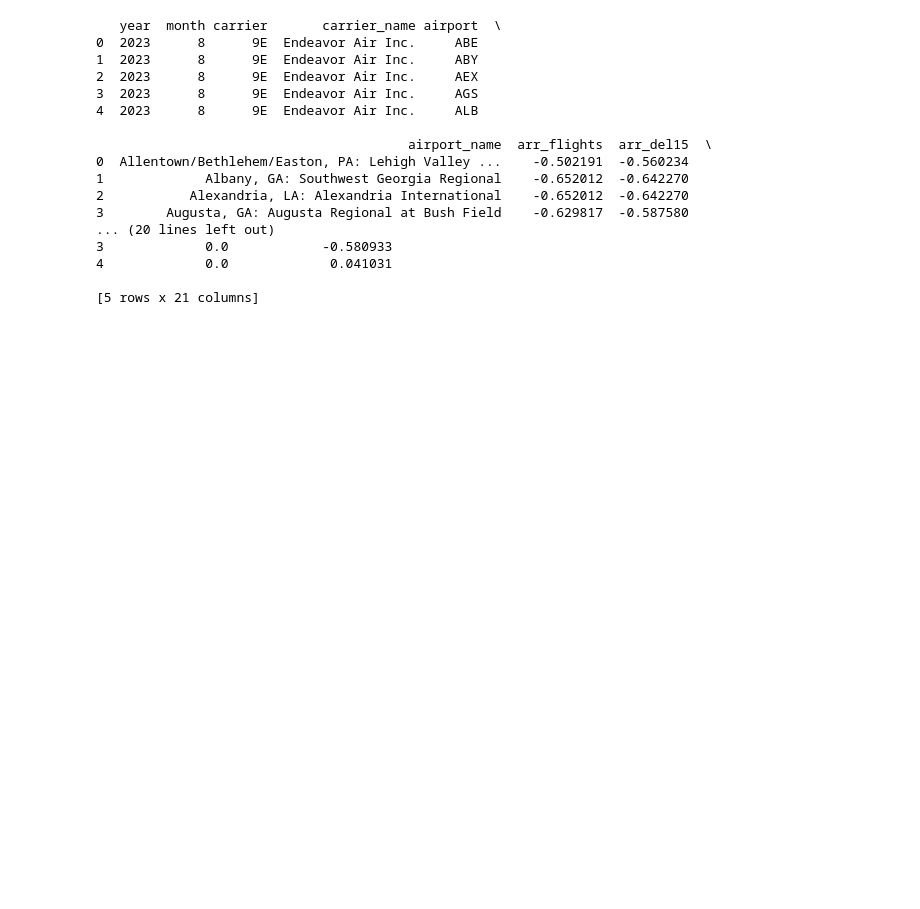
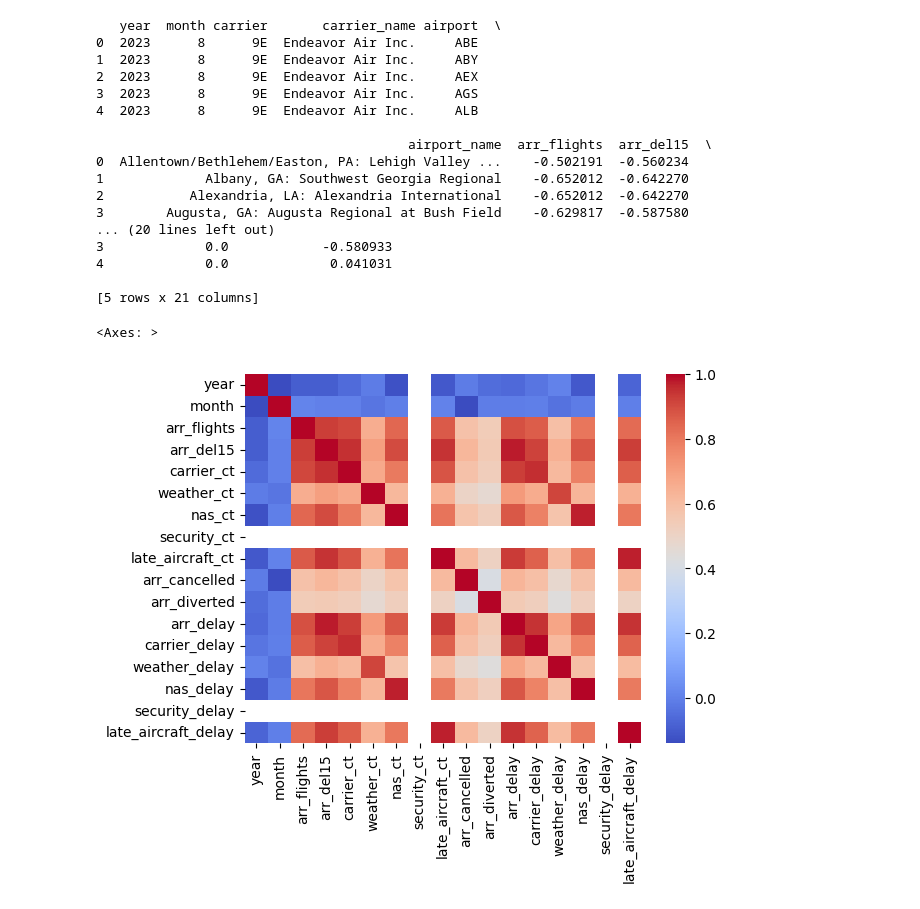
Before and after one commit to CresthaRaman/Flight-Delay, a Jupyter notebook: Pipeline.ipynb, the cells around one changed output. Saved outputs shown, nothing was run; the diff lists cells and outputs as text; code cells hidden in the pictures; blank space fills up the shorter version.

```diff
--- a/Pipeline.ipynb
+++ b/Pipeline.ipynb
@@ -212,3 +212,10 @@ print(scaled_df.head())
 4             0.0             0.041031
 
 [5 rows x 21 columns]
+# %%
+#Creating a correlation matrxi
+numeric_df = scaled_df.select_dtypes(include=['int64', 'float64'])
+sns.heatmap(numeric_df.corr(), annot=False, cmap='coolwarm', fmt=".2f")
+# %% [output]
+<Axes: >
+[figure, added]
```
Also changed, not shown: parts of 5 cells of this notebook, 1 other file.
